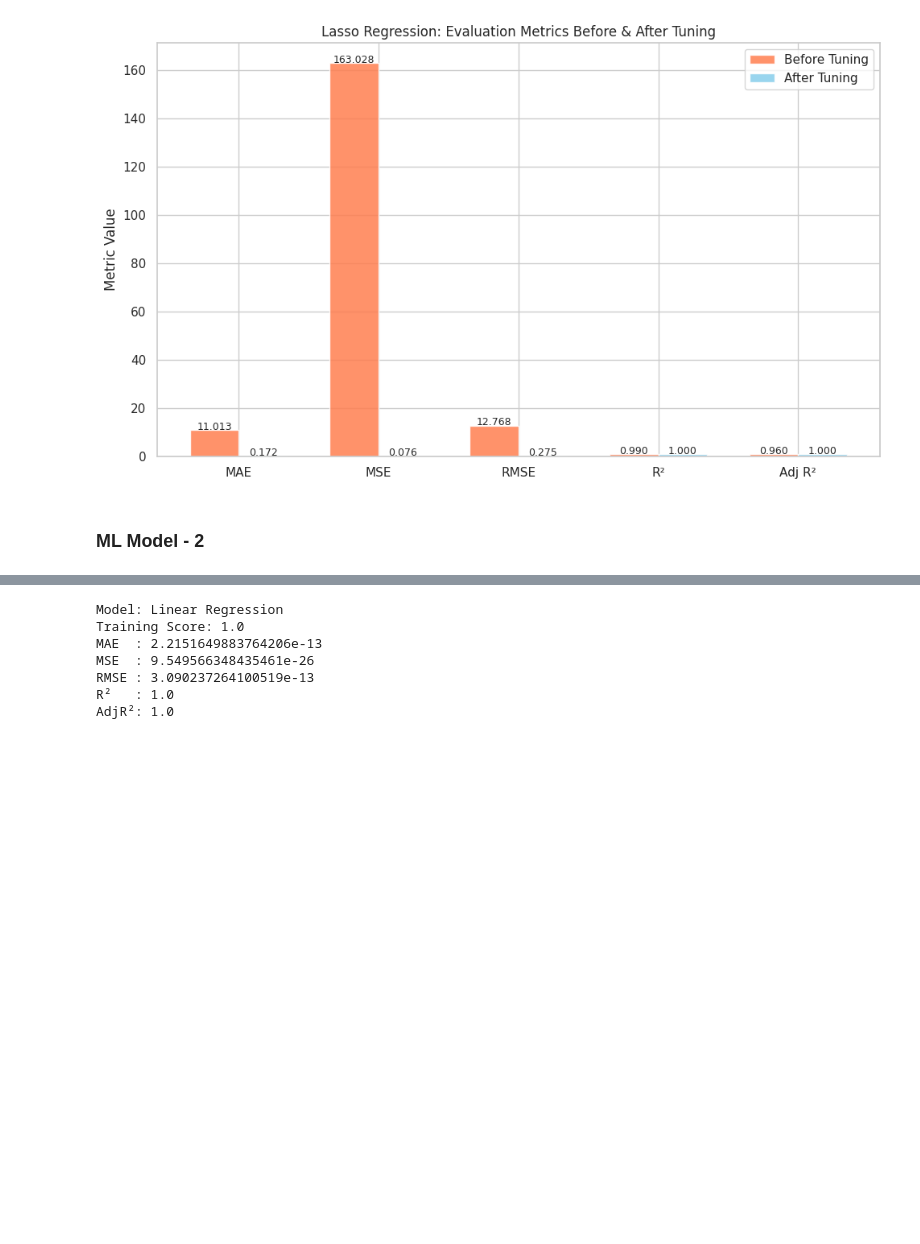
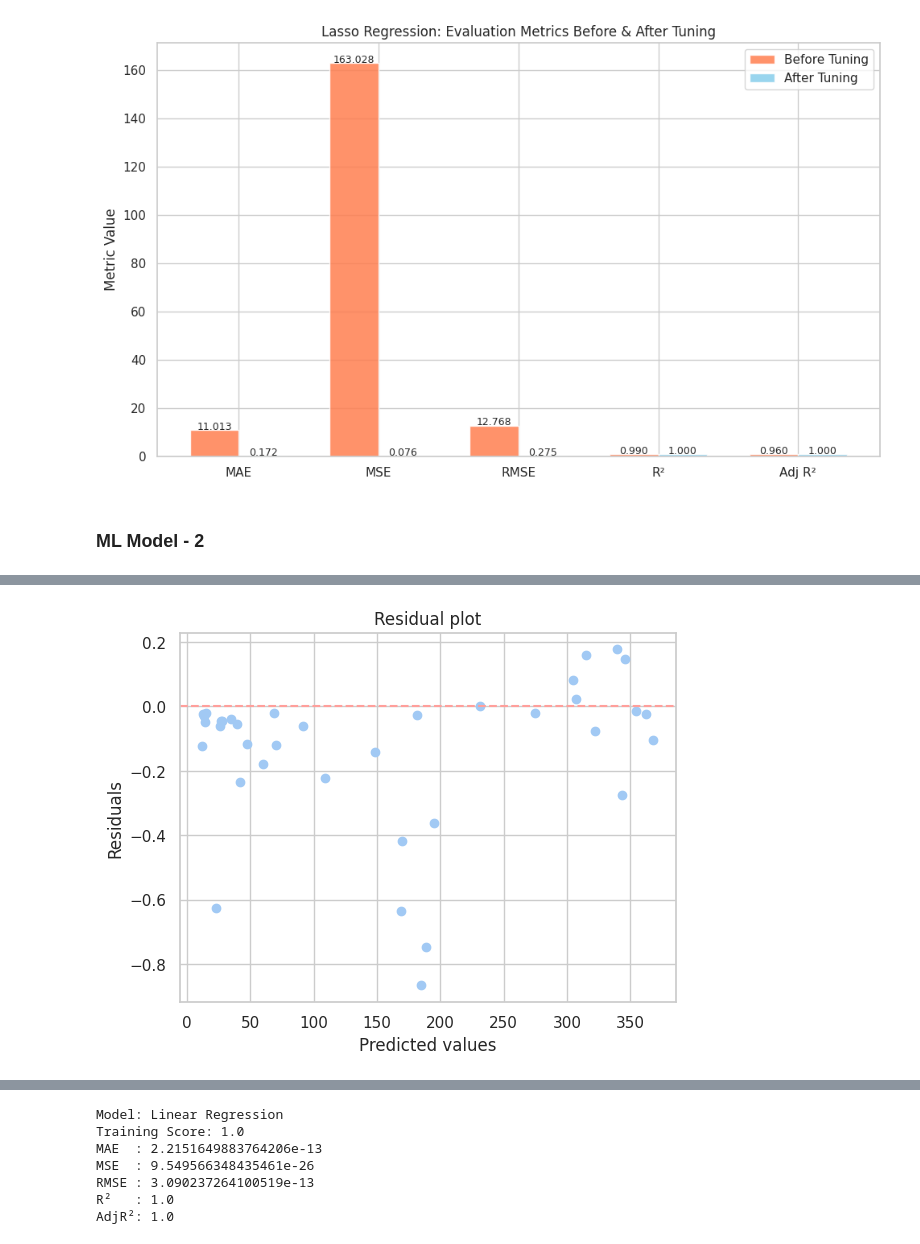
Before and after one commit to ArchanaMahto/Regression_Model, a Jupyter notebook: RegressionFinal_ML_Submission_Template.ipynb, the cells around one changed output, grey strips where cells are left out. Cells and saved outputs as stored; diff of their text form; code cells hidden in the pictures; blank space fills up the shorter version.

```diff
--- a/RegressionFinal_ML_Submission_Template.ipynb
+++ b/RegressionFinal_ML_Submission_Template.ipynb
@@ -1548,0 +1677,6 @@ plt.show()
+# %%
+# BEFORE TUNING (no hyperparameters)
+linreg = LinearRegression()
+linreg.fit(X_train, y_train)
+evaluate_model("Linear Regression", linreg, X_train, y_train, X_test, y_test)
+# AFTER TUNING (not applicable for LinearRegression, so skip)
@@ -1548,0 +1872,11 @@ plt.show()
+# %%
+# BEFORE TUNING
+svr = SVR()
+svr.fit(X_train, y_train)
+evaluate_model("Support Vector Regression (SVR)", svr, X_train, y_train, X_test, y_test)
+# AFTER TUNING
+param_grid_svr = {'C': [0.1, 1, 10], 'kernel': ['linear', 'rbf']}
+grid_svr = GridSearchCV(SVR(), param_grid_svr, cv=5)
+grid_svr.fit(X_train, y_train)
+best_svr = grid_svr.best_estimator_
+evaluate_model("SVR (Tuned)", best_svr, X_train, y_train, X_test, y_test)
@@ -1548,0 +2033,81 @@ plt.show()
+# %%
+import numpy as np
+import matplotlib.pyplot as plt
+from sklearn.model_selection import cross_val_score
+
+# 1. Compare Model Complexity
+def print_model_complexity(model):
+    if hasattr(model, 'coef_'):
+        print("Number of features/coefficients:", len(model.coef_))
+    else:
+        print("Model complexity info not available.")
+
+print("Model 1 (Linear Regression) complexity:")
+print_model_complexity(linreg)
+
+print("\nModel 2 (Lasso) complexity:")
+print_model_complexity(lasso)
+
+print("\nModel 3 (Tuned Lasso) complexity:")
+print_model_complexity(best_lasso)
+
+# 2. Training vs Test Performance
+def compare_train_test_performance(model, X_train, y_train, X_test, y_test):
+    train_score = model.score(X_train, y_train)
+    test_score = model.score(X_test, y_test)
+    print(f"Training R²: {train_score:.4f}")
+    print(f"Test R²: {test_score:.4f}")
+    gap = train_score - test_score
+    print(f"Performance gap (train - test): {gap:.4f}")
+
+print("\nModel 3 (Tuned Lasso) performance gap:")
+compare_train_test_performance(best_lasso, X_train, y_train, X_test, y_test)
+
+# 3. Check number of features used (dimensionality)
+print("\nNumber of features in X_train:", X_train.shape[1])
+
+# 4. Check data quality - fixed for pandas DataFrame
+def data_quality_check(X):
+    print("Missing values per feature:")
+    print(X.isnull().sum())
+    print("\nFeature means:")
+    print(X.mean())
+    print("\nFeature standard deviations:")
+    print(X.std())
+
+print("\nTraining data quality check:")
+data_quality_check(X_train)
+
+# 5. Regularization presence check for models that support it
+def check_regularization(model):
+    if hasattr(model, 'alpha'):
+        print("Regularization alpha:", model.alpha)
+    else:
+        print("No regularization parameter detected.")
+
+print("\nRegularization in Tuned Lasso (Model 3):")
+check_regularization(best_lasso)
+
+# 6. Cross-validation stability check
+def cross_val_performance(model, X, y):
+    scores = cross_val_score(model, X, y, cv=5, scoring='r2')
+    print(f"Cross-validation R² scores: {scores}")
+    print(f"Mean CV R²: {np.mean(scores):.4f} +/- {np.std(scores):.4f}")
+
+print("\nCross-validation results for Tuned Lasso (Model 3):")
+cross_val_performance(best_lasso, X_train, y_train)
+
+# 7. Residual analysis plot
+def plot_residuals(model, X_test, y_test):
+    y_pred = model.predict(X_test)
+    residuals = y_test - y_pred
+    plt.scatter(y_pred, residuals)
+    plt.axhline(y=0, color='r', linestyle='--')
+    plt.xlabel("Predicted values")
+    plt.ylabel("Residuals")
+    plt.title("Residual plot")
+    plt.show()
+
+print("\nResidual plot for Tuned Lasso (Model 3):")
+plot_residuals(best_lasso, X_test, y_test)
+# %% [output]
@@ -1548,0 +2131 @@ plt.show()
+[figure, added]
```
Also changed, not shown: parts of 32 cells of this notebook.
